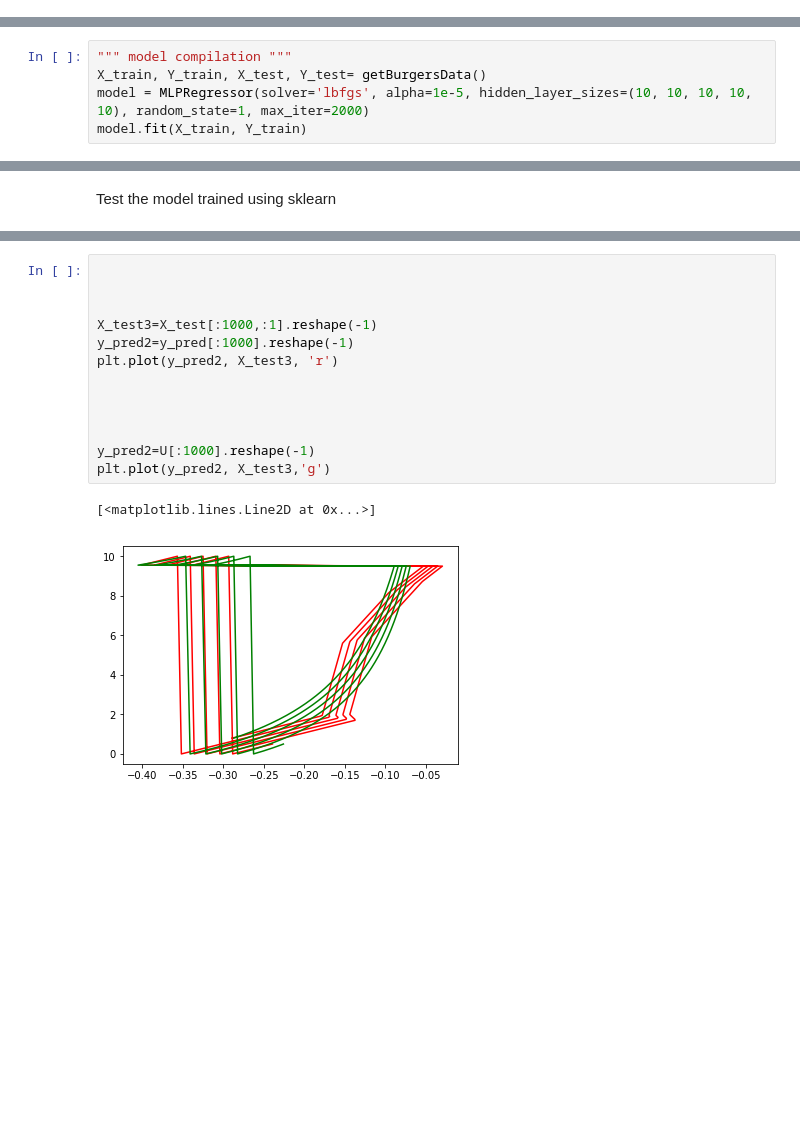
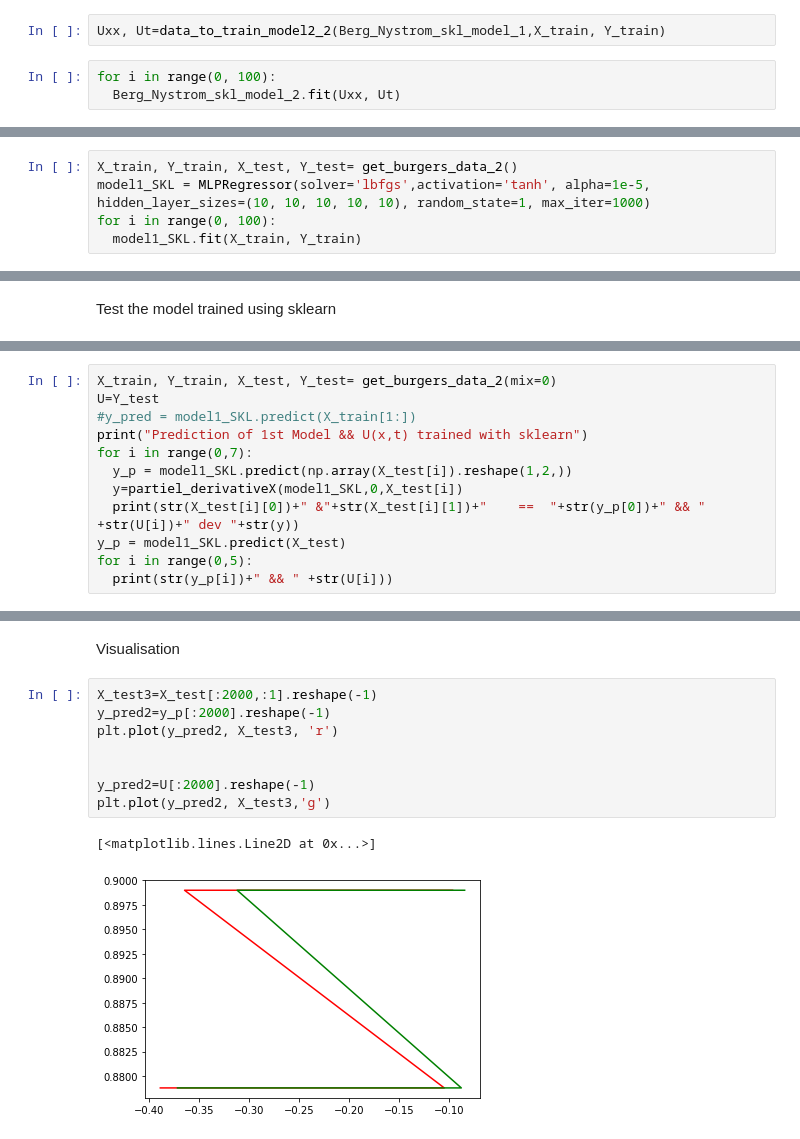
Before and after one commit to arnauldnzegha/deep2pde_Berg_Nystrom, a Jupyter notebook: Berg_Nystrom.ipynb, the cells around one changed output, grey strips where cells are left out. Drawn from its saved outputs; the diff is of its cells as text; blank space fills up the shorter version.

```diff
--- a/Berg_Nystrom.ipynb
+++ b/Berg_Nystrom.ipynb
@@ -239,0 +399,5 @@ Prediction Reseau 2 && Ut
+# %%
+Uxx, Ut=data_to_train_model2_2(Berg_Nystrom_skl_model_1,X_train, Y_train)
+# %%
+for i in range(0, 100):
+  Berg_Nystrom_skl_model_2.fit(Uxx, Ut)
@@ -240,7 +414,7 @@ Prediction Reseau 2 && Ut
 # %% [markdown]
 Train the model using Sklearn
 # %%
-""" model compilation """
-X_train, Y_train, X_test, Y_test= getBurgersData()
-model = MLPRegressor(solver='lbfgs', alpha=1e-5, hidden_layer_sizes=(10, 10, 10, 10, 10), random_state=1, max_iter=2000)
-model.fit(X_train, Y_train)
+X_train, Y_train, X_test, Y_test= get_burgers_data_2()
+model1_SKL = MLPRegressor(solver='lbfgs',activation='tanh', alpha=1e-5, hidden_layer_sizes=(10, 10, 10, 10, 10), random_state=1, max_iter=1000)
+for i in range(0, 100):
+  model1_SKL.fit(X_train, Y_train)
@@ -276,0 +423,12 @@ Prediction Reseau 1 && U(x,t)
+# %%
+X_train, Y_train, X_test, Y_test= get_burgers_data_2(mix=0)
+U=Y_test
+#y_pred = model1_SKL.predict(X_train[1:])
+print("Prediction of 1st Model && U(x,t) trained with sklearn")
+for i in range(0,7):
+  y_p = model1_SKL.predict(np.array(X_test[i]).reshape(1,2,))
+  y=partiel_derivativeX(model1_SKL,0,X_test[i])
+  print(str(X_test[i][0])+" &"+str(X_test[i][1])+"    ==  "+str(y_p[0])+" && " +str(U[i])+" dev "+str(y))
+y_p = model1_SKL.predict(X_test)
+for i in range(0,5):
+  print(str(y_p[i])+" && " +str(U[i]))
@@ -277,17 +456,14 @@ Prediction Reseau 1 && U(x,t)
+# %% [markdown]
+Visualisation
 # %%
-
-
-
-X_test3=X_test[:1000,:1].reshape(-1)
-y_pred2=y_pred[:1000].reshape(-1)
+X_test3=X_test[:2000,:1].reshape(-1)
+y_pred2=y_p[:2000].reshape(-1)
 plt.plot(y_pred2, X_test3, 'r')
 
 
-
-
-y_pred2=U[:1000].reshape(-1)
+y_pred2=U[:2000].reshape(-1)
 plt.plot(y_pred2, X_test3,'g')
 # %% [output]
 [<matplotlib.lines.Line2D at 0x...>]
-[figure, old version]
+[figure, new version]
 # %%
```
Also changed, not shown: parts of 42 cells of this notebook.
